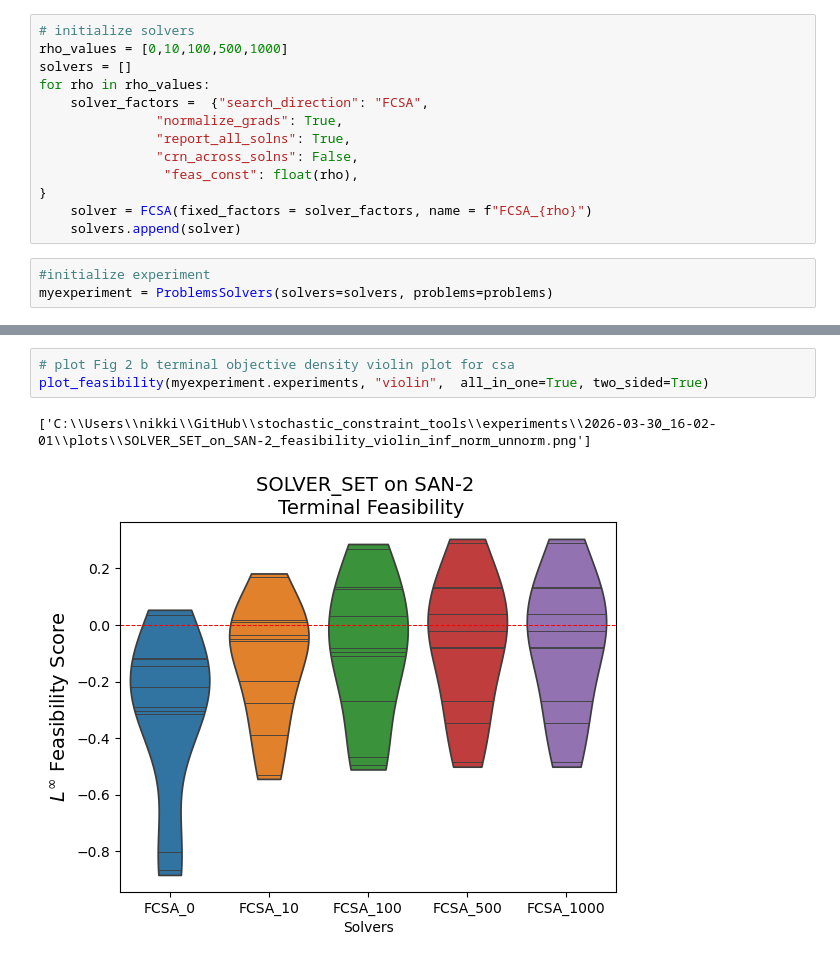
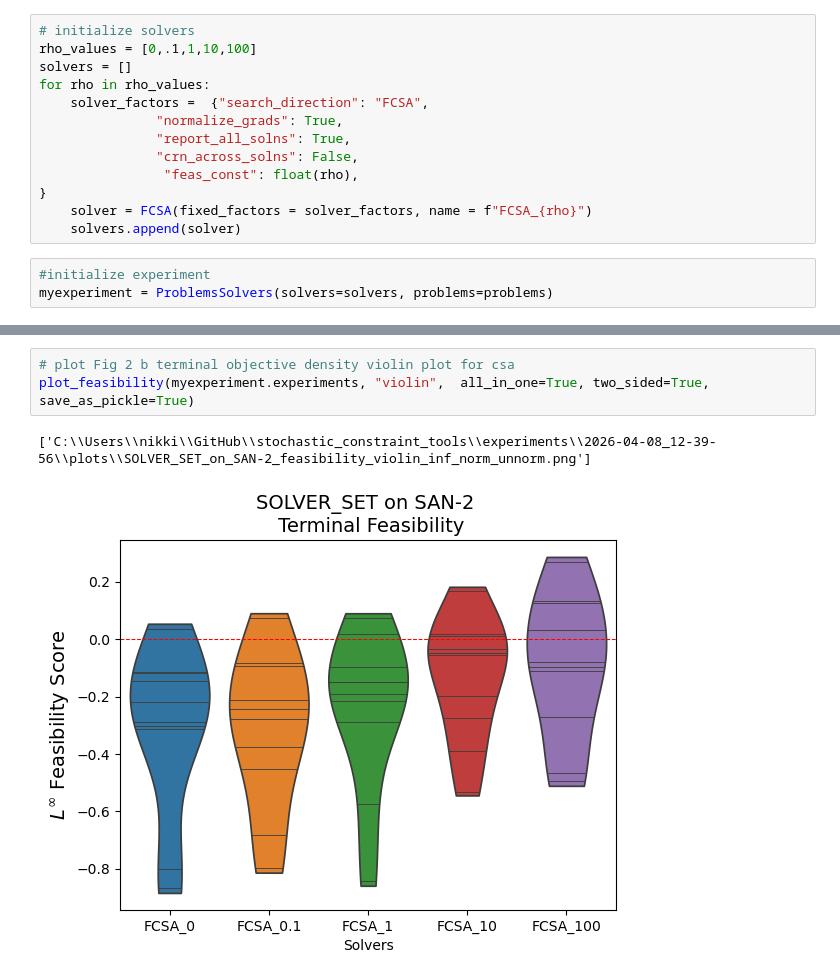
Before and after one commit to nicolefelice/stochastic_constraint_tools, a Jupyter notebook: more_experiments.ipynb, the cells around one changed output, grey strips where cells are left out. Saved outputs shown, nothing was run; the diff lists cells and outputs as text.

```diff
--- a/more_experiments.ipynb
+++ b/more_experiments.ipynb
@@ -31,7 +31,7 @@ problem = SANLongestPathStochastic(fixed_factors=problem_factors)
 problems = [problem]
 # %%
 # initialize solvers
-rho_values = [0,10,100,500,1000]
+rho_values = [0,.1,1,10,100]
 solvers = []
 for rho in rho_values:
     solver_factors =  {"search_direction": "FCSA",
@@ -109,9 +110,9 @@ plot_terminal_progress(plot_experiments, "violin", plot_optimal = True, normaliz
 # %%
 # plot Fig 2 b terminal objective density violin plot for csa
-plot_feasibility(myexperiment.experiments, "violin",  all_in_one=True, two_sided=True)
+plot_feasibility(myexperiment.experiments, "violin",  all_in_one=True, two_sided=True, save_as_pickle=True)
 # %% [output]
-['C:\\Users\\nikki\\GitHub\\stochastic_constraint_tools\\experiments\\2026-03-30_16-02-01\\plots\\SOLVER_SET_on_SAN-2_feasibility_violin_inf_norm_unnorm.png']
+['C:\\Users\\nikki\\GitHub\\stochastic_constraint_tools\\experiments\\2026-04-08_12-39-56\\plots\\SOLVER_SET_on_SAN-2_feasibility_violin_inf_norm_unnorm.png']
-[figure, old version]
+[figure, new version]
 # %%
 # plot Figure 3
 # plot Fig 3 a csa objective progress
```
Also changed, not shown: parts of 9 cells of this notebook, 1 other file.
